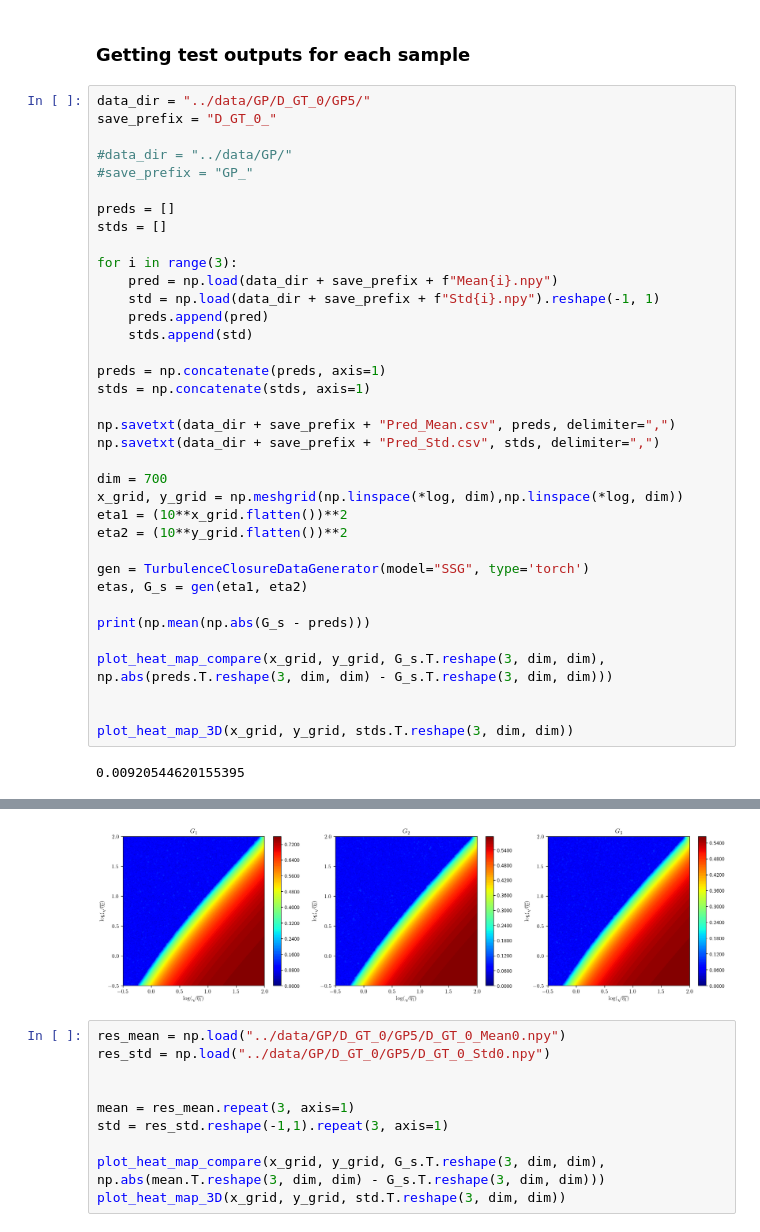
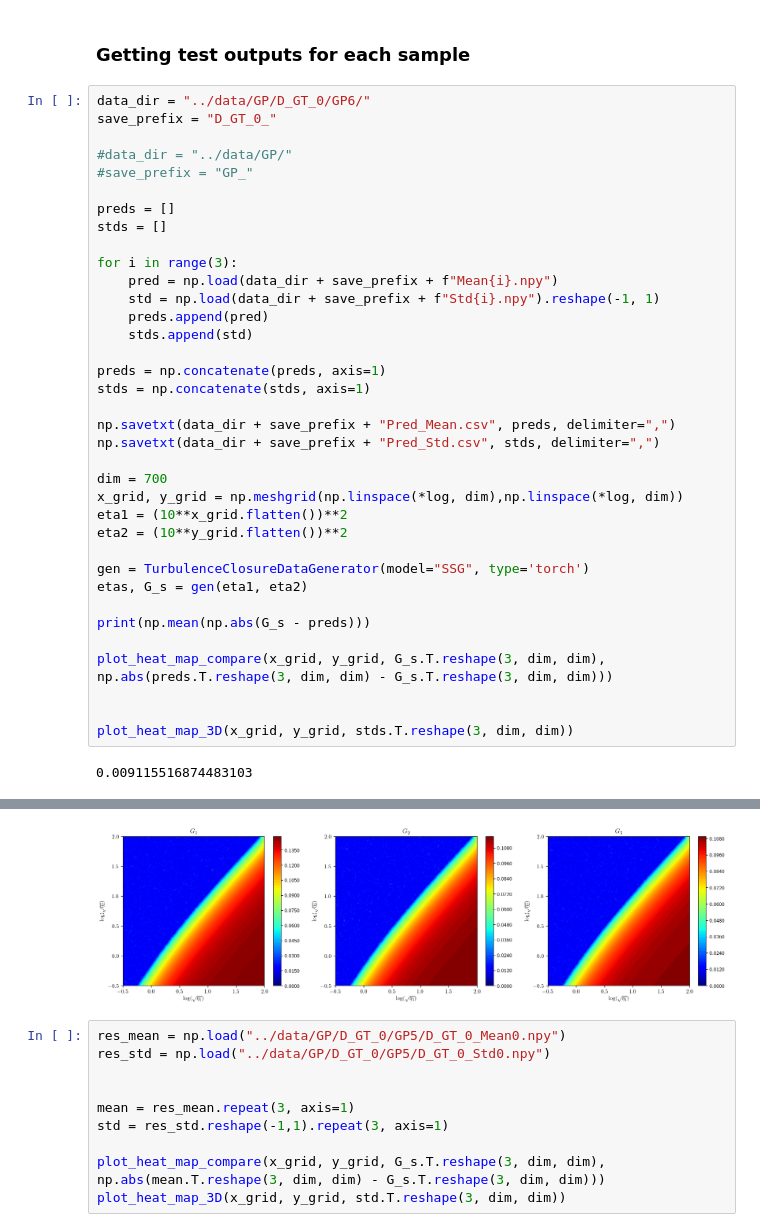
Before and after one commit to Crashprn/UncertaintyQuantification, a Jupyter notebook: Notebooks/GaussianProcess.ipynb, the cells around one changed output, grey strips where cells are left out. Drawn from its saved outputs; the diff is of its cells as text.

```diff
--- a/Notebooks/GaussianProcess.ipynb
+++ b/Notebooks/GaussianProcess.ipynb
@@ -185,7 +185,7 @@ plot_heat_map_3D(x_grid, y_grid, pred_std.T.reshape(3, dim, dim))
 # %% [markdown]
 ### Getting test outputs for each sample
 # %%
-data_dir = "../data/GP/D_GT_0/GP5/"
+data_dir = "../data/GP/D_GT_0/GP6/"
 save_prefix = "D_GT_0_"
 
 #data_dir = "../data/GP/"
@@ -195,35 +195,35 @@ preds = []
 stds = []
 
 for i in range(3):
     pred = np.load(data_dir + save_prefix + f"Mean{i}.npy")
     std = np.load(data_dir + save_prefix + f"Std{i}.npy").reshape(-1, 1)
     preds.append(pred)
     stds.append(std)
 
 preds = np.concatenate(preds, axis=1)
 stds = np.concatenate(stds, axis=1)
 
 np.savetxt(data_dir + save_prefix + "Pred_Mean.csv", preds, delimiter=",")
 np.savetxt(data_dir + save_prefix + "Pred_Std.csv", stds, delimiter=",")
 
 dim = 700
 x_grid, y_grid = np.meshgrid(np.linspace(*log, dim),np.linspace(*log, dim))
 eta1 = (10**x_grid.flatten())**2
 eta2 = (10**y_grid.flatten())**2
 
 gen = TurbulenceClosureDataGenerator(model="SSG", type='torch')
 etas, G_s = gen(eta1, eta2)
 
 print(np.mean(np.abs(G_s - preds)))
 
 plot_heat_map_compare(x_grid, y_grid, G_s.T.reshape(3, dim, dim), np.abs(preds.T.reshape(3, dim, dim) - G_s.T.reshape(3, dim, dim)))
 
 
 plot_heat_map_3D(x_grid, y_grid, stds.T.reshape(3, dim, dim))
 # %% [output]
-0.00920544620155395
+0.009115516874483103
 [figure]
-[figure, old version]
+[figure, new version]
 # %%
 res_mean = np.load("../data/GP/D_GT_0/GP5/D_GT_0_Mean0.npy")
 res_std = np.load("../data/GP/D_GT_0/GP5/D_GT_0_Std0.npy")
```
Also changed, not shown: parts of 1 cell of this notebook, 5 other files.
